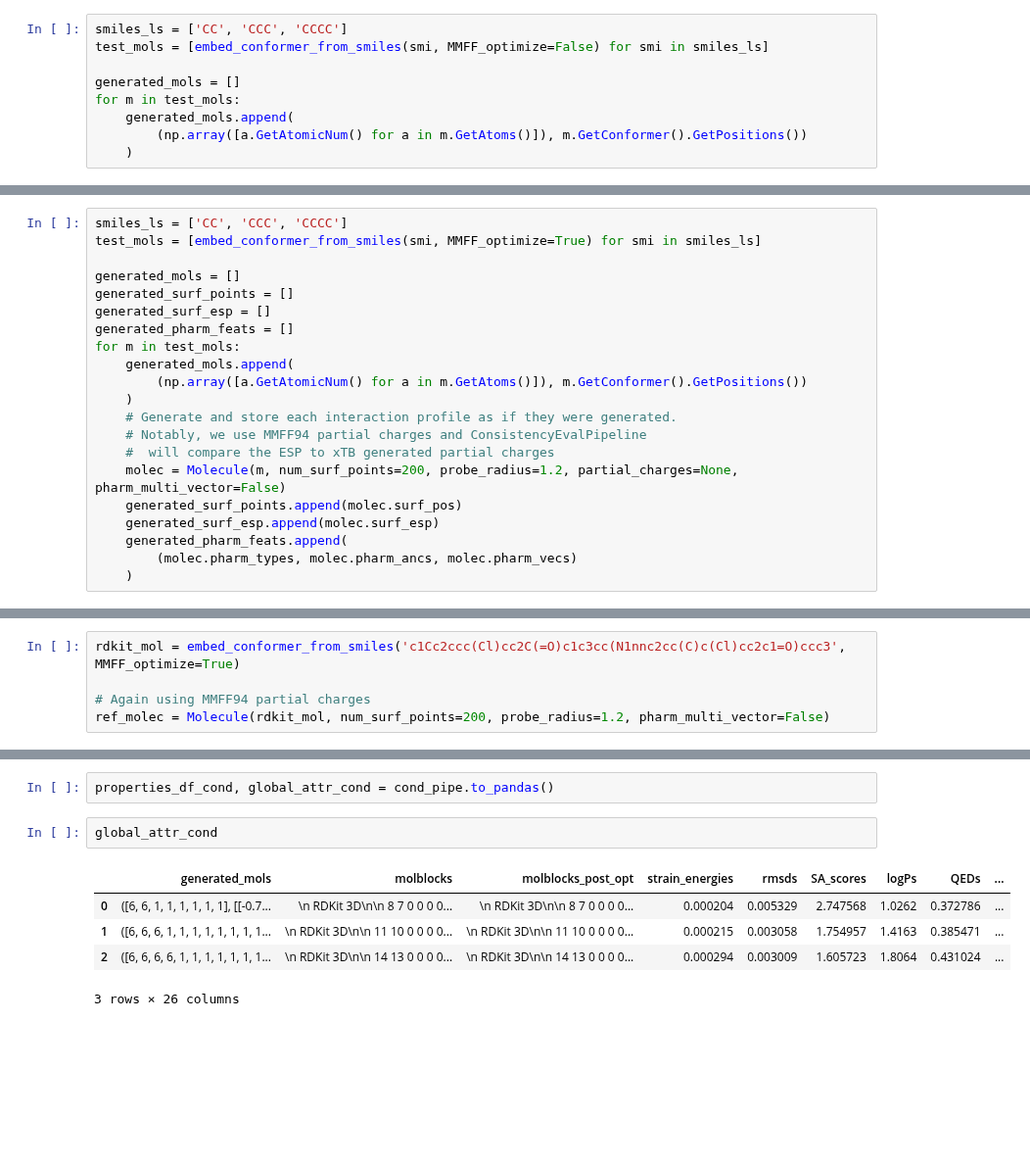
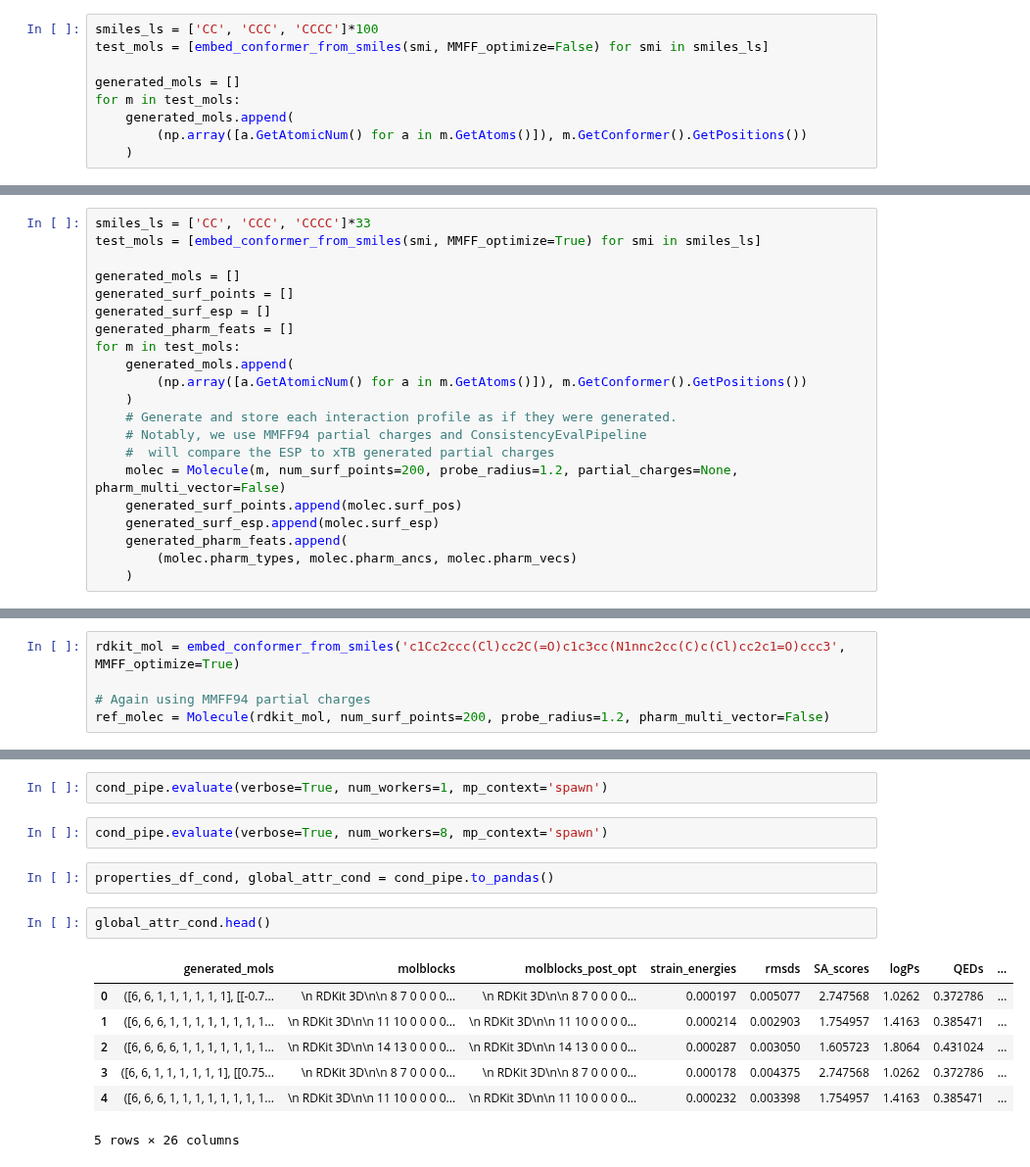
Before and after one commit to coleygroup/shepherd-score, a Jupyter notebook: examples/03_evaluation.ipynb, the cells around one changed output, grey strips where cells are left out. Shown at 98% size. Drawn from its saved outputs; the diff is of its cells as text; blank space fills up the shorter version.

```diff
--- a/examples/03_evaluation.ipynb
+++ b/examples/03_evaluation.ipynb
@@ -59,7 +59,7 @@ The `UnconditionalEvalPipeline` simply iterates over all the generated molecules
 # %% [markdown]
 Let's generate a few test molecules and embed them with RDKit ETKDG. We prepare them for the necessary inputs: a list of tuples containing each the molecule's corresponding atoms' atomic numbers and positions as numpy arrays.
 # %%
-smiles_ls = ['CC', 'CCC', 'CCCC']
+smiles_ls = ['CC', 'CCC', 'CCCC']*100
 test_mols = [embed_conformer_from_smiles(smi, MMFF_optimize=False) for smi in smiles_ls]
 
 generated_mols = []
@@ -106,7 +111,7 @@ from shepherd_score.container import Molecule
 # %% [markdown]
 Prepare the inputs. We pretend that the test smiles are "generated" molecules with their corresponding interaction profiles. `ConsistencyEvalPipeline` expects this format for the inputs.
 # %%
-smiles_ls = ['CC', 'CCC', 'CCCC']
+smiles_ls = ['CC', 'CCC', 'CCCC']*33
 test_mols = [embed_conformer_from_smiles(smi, MMFF_optimize=True) for smi in smiles_ls]
 
 generated_mols = []
@@ -198,13 +197,19 @@ cond_pipe.evaluate(verbose=True)
+# %%
+cond_pipe.evaluate(verbose=True, num_workers=1, mp_context='spawn')
+# %%
+cond_pipe.evaluate(verbose=True, num_workers=8, mp_context='spawn')
 # %%
 properties_df_cond, global_attr_cond = cond_pipe.to_pandas()
 # %%
-global_attr_cond
+global_attr_cond.head()
 # %% [output]
 |  | generated_mols | molblocks | molblocks_post_opt | strain_energies | rmsds | SA_scores | logPs | QEDs | ... |
-| 0 | ([6, 6, 1, 1, 1, 1, 1, 1], [[-0.7... | \n RDKit 3D\n\n 8 7 0 0 0 0... | \n RDKit 3D\n\n 8 7 0 0 0 0... | 0.000204 | 0.005329 | 2.747568 | 1.0262 | 0.372786 | ... |
-| 1 | ([6, 6, 6, 1, 1, 1, 1, 1, 1, 1, 1... | \n RDKit 3D\n\n 11 10 0 0 0 0... | \n RDKit 3D\n\n 11 10 0 0 0 0... | 0.000215 | 0.003058 | 1.754957 | 1.4163 | 0.385471 | ... |
-| 2 | ([6, 6, 6, 6, 1, 1, 1, 1, 1, 1, 1... | \n RDKit 3D\n\n 14 13 0 0 0 0... | \n RDKit 3D\n\n 14 13 0 0 0 0... | 0.000294 | 0.003009 | 1.605723 | 1.8064 | 0.431024 | ... |
+| 0 | ([6, 6, 1, 1, 1, 1, 1, 1], [[-0.7... | \n RDKit 3D\n\n 8 7 0 0 0 0... | \n RDKit 3D\n\n 8 7 0 0 0 0... | 0.000197 | 0.005077 | 2.747568 | 1.0262 | 0.372786 | ... |
+| 1 | ([6, 6, 6, 1, 1, 1, 1, 1, 1, 1, 1... | \n RDKit 3D\n\n 11 10 0 0 0 0... | \n RDKit 3D\n\n 11 10 0 0 0 0... | 0.000214 | 0.002903 | 1.754957 | 1.4163 | 0.385471 | ... |
+| 2 | ([6, 6, 6, 6, 1, 1, 1, 1, 1, 1, 1... | \n RDKit 3D\n\n 14 13 0 0 0 0... | \n RDKit 3D\n\n 14 13 0 0 0 0... | 0.000287 | 0.003050 | 1.605723 | 1.8064 | 0.431024 | ... |
+| 3 | ([6, 6, 1, 1, 1, 1, 1, 1], [[0.75... | \n RDKit 3D\n\n 8 7 0 0 0 0... | \n RDKit 3D\n\n 8 7 0 0 0 0... | 0.000178 | 0.004375 | 2.747568 | 1.0262 | 0.372786 | ... |
+| 4 | ([6, 6, 6, 1, 1, 1, 1, 1, 1, 1, 1... | \n RDKit 3D\n\n 11 10 0 0 0 0... | \n RDKit 3D\n\n 11 10 0 0 0 0... | 0.000232 | 0.003398 | 1.754957 | 1.4163 | 0.385471 | ... |
-3 rows × 26 columns
+5 rows × 26 columns
 # %%
 properties_df_cond
 # %% [output]
```
Also changed, not shown: parts of 11 cells of this notebook, 3 other files.
